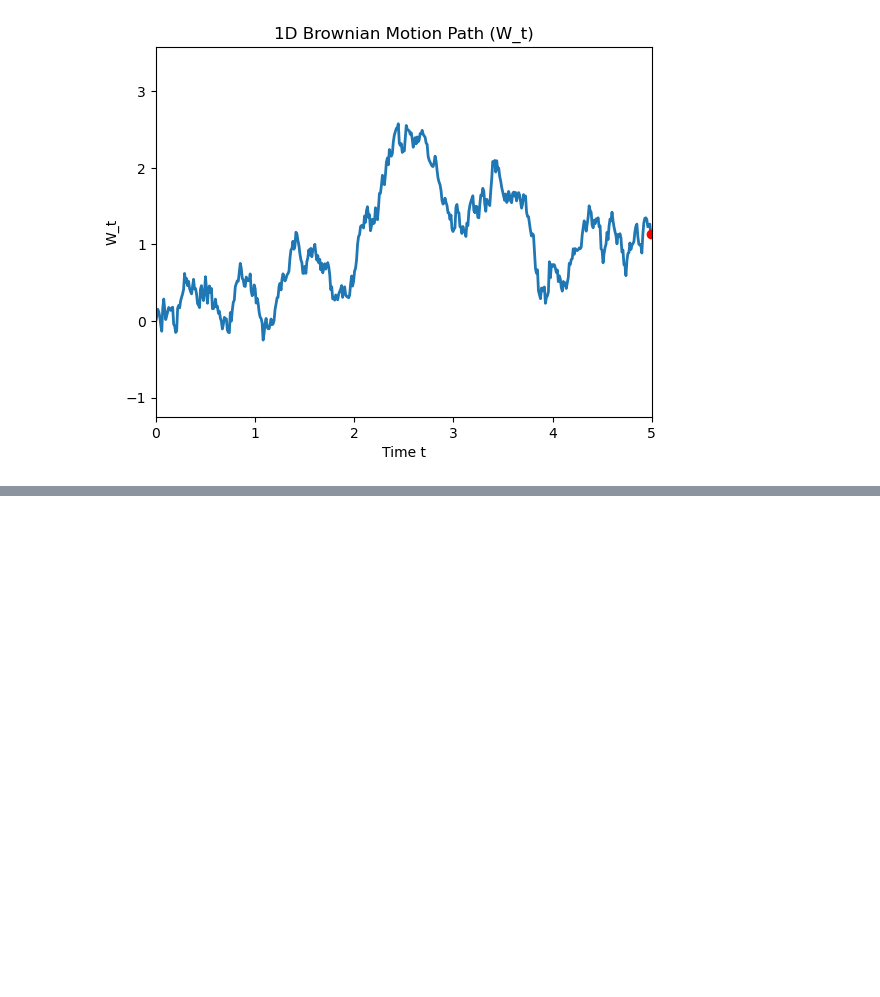
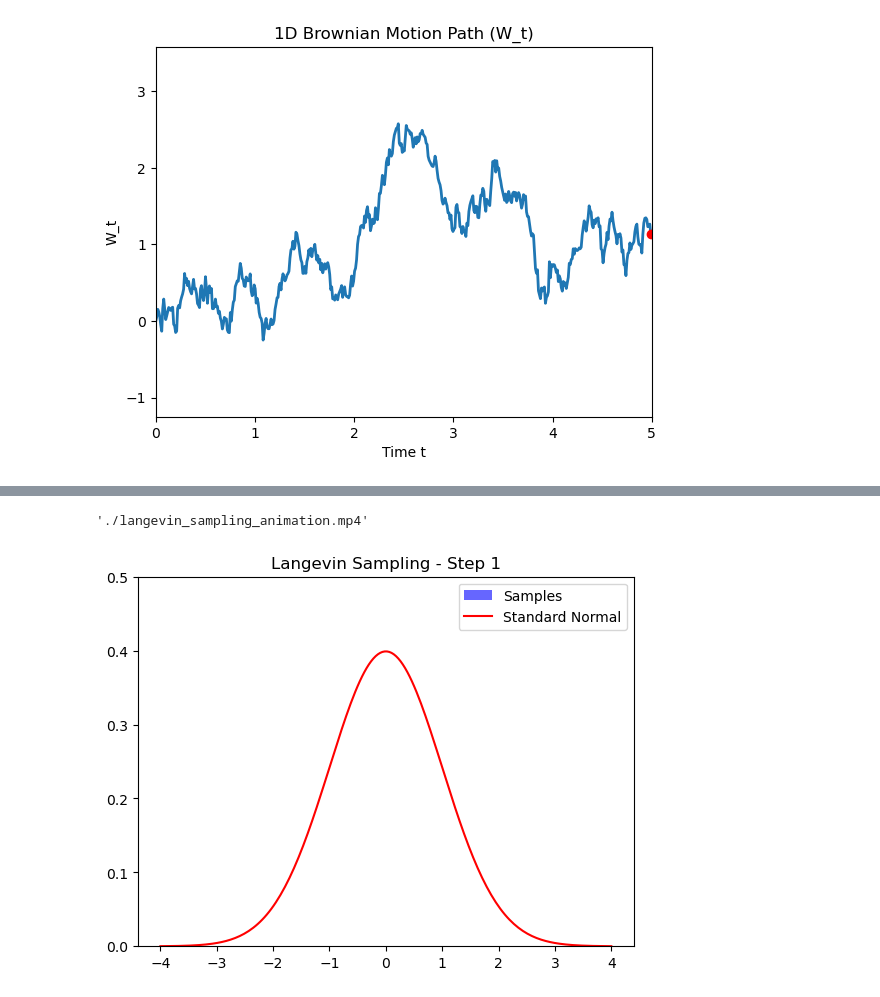
Before and after one commit to ElhamAfzali/My_Python_Projects, a Jupyter notebook: Rock_Papaer_Scissors_Game/src/game.ipynb, the cells around one changed output, grey strips where cells are left out. Drawn from its saved outputs; the diff is of its cells as text; code cells hidden in the pictures; blank space fills up the shorter version.

```diff
--- a/Rock_Papaer_Scissors_Game/src/game.ipynb
+++ b/Rock_Papaer_Scissors_Game/src/game.ipynb
@@ -280,0 +306,40 @@ output_path
+# %%
+import numpy as np
+import matplotlib.pyplot as plt
+import matplotlib.animation as animation
+
+# Parameters
+eta = 0.1
+num_steps = 10000
+X = np.zeros(num_steps)
+X[0] = 5.0  # start far from 0 to see convergence
+
+# Precompute Langevin steps
+for k in range(1, num_steps):
+    X[k] = (1 - eta) * X[k - 1] + np.sqrt(2 * eta) * np.random.randn()
+
+# Animation setup
+fig, ax = plt.subplots()
+bins = np.linspace(-4, 4, 50)
+hist_data = []
+
+def update(frame):
+    ax.clear()
+    samples = X[:frame + 1]
+    ax.hist(samples, bins=bins, density=True, alpha=0.6, color='blue', label="Samples")
+    x = np.linspace(-4, 4, 200)
+    true_density = 1 / np.sqrt(2 * np.pi) * np.exp(-x**2 / 2)
+    ax.plot(x, true_density, 'r', label='Standard Normal')
+    ax.set_ylim(0, 0.5)
+    ax.set_title(f"Langevin Sampling - Step {frame + 1}")
+    ax.legend()
+
+ani = animation.FuncAnimation(fig, update, frames=num_steps, interval=100)
+
+output_path = "./langevin_sampling_animation.mp4"
+ani.save(output_path, writer='ffmpeg', fps=10)
+
+output_path
+# %% [output]
+'./langevin_sampling_animation.mp4'
+[figure, added]
```
Also changed, not shown: parts of 2 cells of this notebook, 1 other file.
